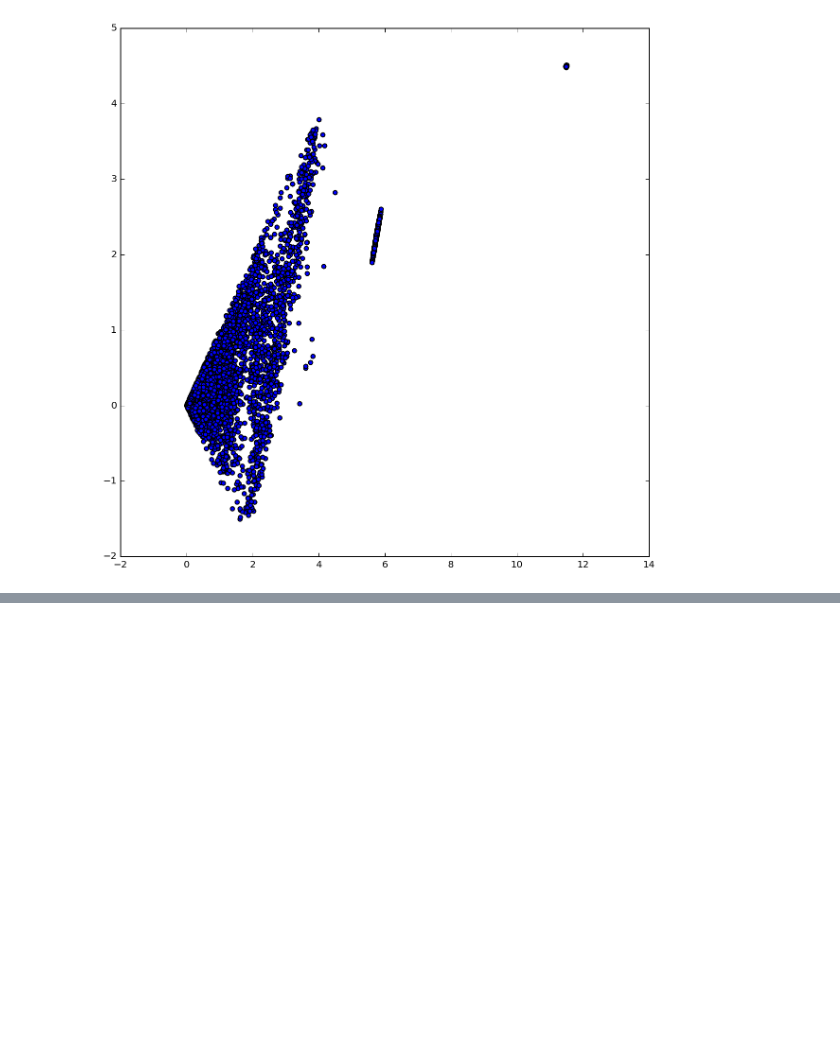
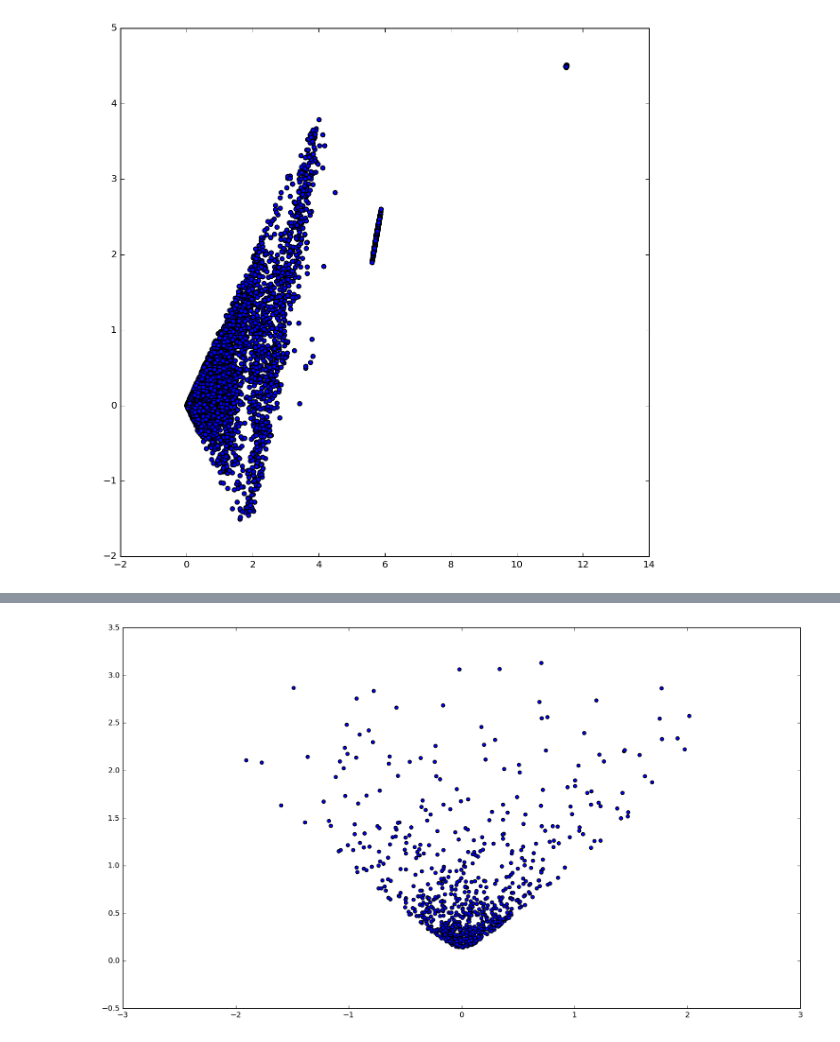
Before and after one commit to Biswa37/Homework, a Jupyter notebook: PHYS723/project/intro/Read Data.ipynb, the cells around one changed output, grey strips where cells are left out. Cells and saved outputs as stored; diff of their text form; code cells hidden in the pictures; blank space fills up the shorter version.

```diff
--- a/PHYS723/project/intro/Read Data.ipynb
+++ b/PHYS723/project/intro/Read Data.ipynb
@@ -58,0 +95,17 @@ ax = plt.scatter(kinematics['E'],kinematics['Pz'])
+# %%
+pi_px = []
+pi_energy = []
+fig = plt.figure(figsize=(16,9))
+
+for index, row in data.iterrows():
+    if np.abs(row.ID) == 211:
+        pi_px.append(row.Px)
+        pi_energy.append(row.E)
+
+
+pi_px = np.array(pi_px)
+pi_energy = np.array(pi_energy)
+
+ax = plt.scatter(pi_px,pi_energy)
+# %% [output]
+[figure, added]
```
Also changed, not shown: parts of 11 cells of this notebook, 3 other files.
